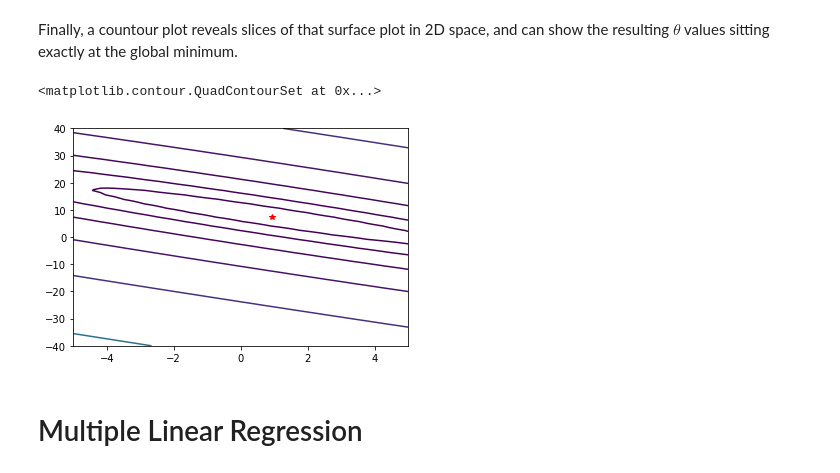
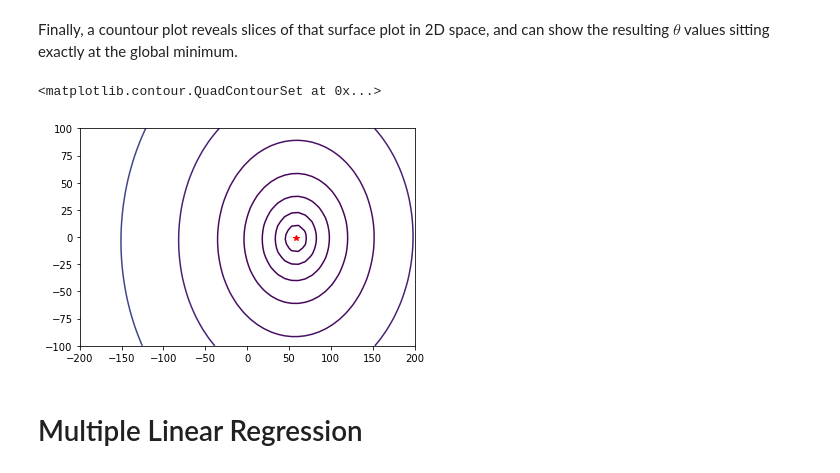
Before and after one commit to crsmithdev/notebooks, a Jupyter notebook: ml-linear-regression/ml-linear-regression.ipynb, the cells around one changed output. Cells and saved outputs as stored; diff of their text form; code cells hidden in the pictures.

```diff
--- a/ml-linear-regression/ml-linear-regression.ipynb
+++ b/ml-linear-regression/ml-linear-regression.ipynb
@@ -54,10 +57,2 @@ def compute_cost(X, y, theta):
 # %% [markdown]
 Before computing the cost with an initial guess for $\theta$, a column of 1s is prepended onto the input data.  This allows us to vectorize the cost function, as well as make it usable for multiple linear regression later.  This first value $\theta_0$ now behaves as a constant in the cost function.
-# %%
-theta = np.zeros(2)
-X = np.column_stack((np.ones(len(temps)), temps))
-y = rentals
-cost = compute_cost(X, y, theta)
-
-print('theta:', theta)
-print('cost:', cost)
@@ -105,0 +84,21 @@ cost: 1.12758692584
+# %%
+def gradient_descent(X, y, alpha, iterations):
+    weights = np.zeros(X.shape[1])
+    bias = 0#np.zeros(X.shape[1])
+    costs = []
+
+    for i in range(iterations):
+        costs.append(cost(X, y, weights, bias))
+
+        error = predict(X, weights, bias) - y
+        bias = bias - (alpha / len(y)) * np.sum(error)
+        weights = weights - (alpha / len(y)) * np.matmul(X.T, error)
+
+    return weights, bias, costs
+
+weights, bias, costs = gradient_descent(X, y, 0.1, 100)
+
+print("weights:", weights)
+print("bias:", bias)
+print('cost:', cost(X, y, weights, bias))
+#print(costs)
@@ -120,16 +124,14 @@ A surface plot is a better illustration of how gradient descent approaches a glo
 from mpl_toolkits.mplot3d import Axes3D
 from matplotlib import cm
 
-Xs, Ys = np.meshgrid(np.linspace(-5, 5, 50), np.linspace(-40, 40, 50))
-Zs = np.array([compute_cost(X, y, [t0, t1]) for t0, t1 in zip(np.ravel(Xs), np.ravel(Ys))])
+Xs, Ys = np.meshgrid(np.linspace(-200, 200, 50), np.linspace(-100, 100, 50))
+Zs = np.array([cost(X, y, [t0], t1) for t0, t1 in zip(np.ravel(Xs), np.ravel(Ys))])
 Zs = np.reshape(Zs, Xs.shape)
 
 fig = plt.figure(figsize=(7,7))
 ax = fig.gca(projection="3d")
-ax.set_xlabel(r't0')
-ax.set_ylabel(r't1')
-ax.set_zlabel(r'cost')
-ax.view_init(elev=25, azim=40)
+
+ax.view_init(elev=25, azim=70)
 ax.plot_surface(Xs, Ys, Zs, cmap=cm.rainbow)
 # %% [output]
 <mpl_toolkits.mplot3d.art3d.Poly3DCollection at 0x...>
@@ -138,11 +140,11 @@ ax.plot_surface(Xs, Ys, Zs, cmap=cm.rainbow)
 Finally, a countour plot reveals slices of that surface plot in 2D space, and can show the resulting $\theta$ values sitting exactly at the global minimum.
 # %%
 ax = plt.figure().gca()
-ax.plot(theta[0], theta[1], 'r*')
-plt.contour(Xs, Ys, Zs, np.logspace(-3, 3, 15))
+ax.plot(weights[0], bias, 'r*')
+plt.contour(Xs, Ys, Zs, np.logspace(-5, 5, 30))
 # %% [output]
 <matplotlib.contour.QuadContourSet at 0x...>
-[figure, old version]
+[figure, new version]
 # %% [markdown]
 # Multiple Linear Regression
 # %% [markdown]
```
Also changed, not shown: parts of 19 cells of this notebook.
